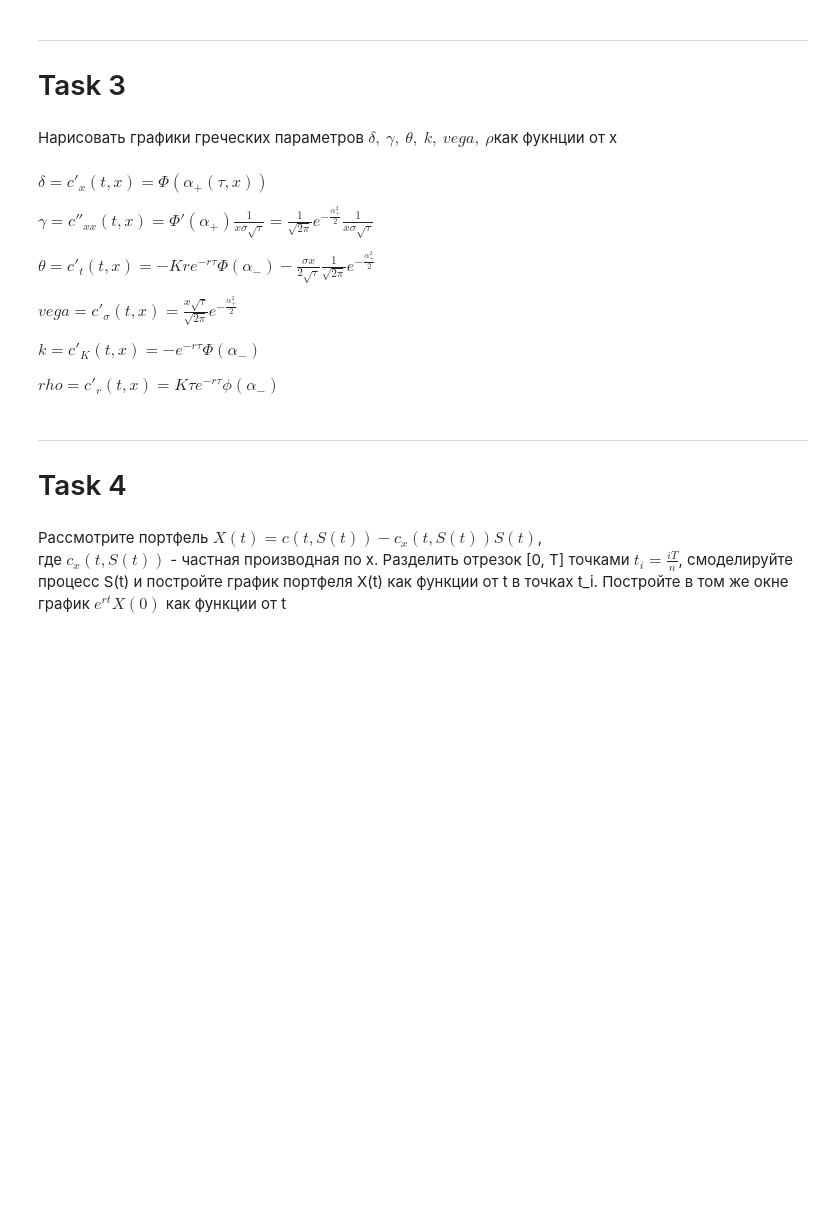
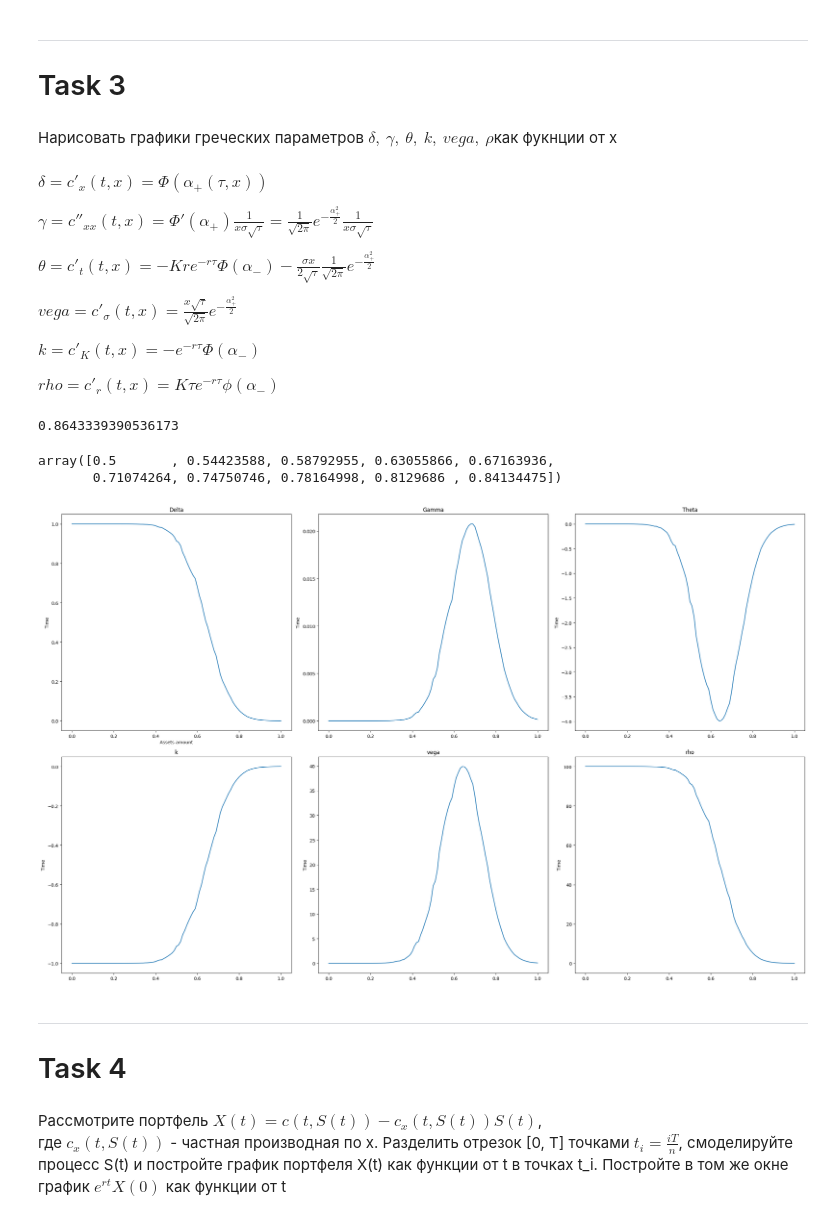
Before and after one commit to Kasymkhankhubiyev/Sirius-Uni, a Jupyter notebook: Derivatives/series1.ipynb, the cells around one changed output. Drawn from its saved outputs; the diff is of its cells as text; code cells hidden in the pictures; blank space fills up the shorter version.

```diff
--- a/Derivatives/series1.ipynb
+++ b/Derivatives/series1.ipynb
@@ -269,0 +290,9 @@ def rho():
+# %%
+norm.cdf(1.1, loc=0, scale=1)
+# %% [output]
+0.8643339390536173
+# %%
+norm.cdf(np.linspace(0, 1, 10), loc=0, scale=1)
+# %% [output]
+array([0.5       , 0.54423588, 0.58792955, 0.63055866, 0.67163936,
+       0.71074264, 0.74750746, 0.78164998, 0.8129686 , 0.84134475])
@@ -270,3 +392,73 @@ def rho():
+# %%
+R = 0.05 / 365
+Sigma = 0.2
+S0 = 50
+K = 100
+END = 1
+STEPS = 100
+
+
+# S = np.linspace(50, 150, STEPS+1)
+S = modulate_asset_price(S0, r=R, sigma=Sigma, steps=STEPS, trajectory_num=N).mean(axis=0)
+
+fig, axs = plt.subplots(nrows=2, ncols=3, figsize=(2*12, 3*5))
+
+# delta
+axs[0, 0].plot(np.linspace(END, START, STEPS+1), delta(S0=S0, K=K, sigma=Sigma, steps=STEPS,
+                                                             end=END, S=S,
+                                                             trajectory_num=N))
+axs[0, 0].set_title('Delta')
+axs[0, 0].set_ylabel('Time')
+axs[0, 0].set_xlabel('Assets amount')
+
+
+# gamma
+axs[0, 1].plot(np.linspace(END, START, STEPS+1), gamma(S0=S0, K=K, sigma=Sigma, steps=STEPS,
+                                                             end=END, S=S,
+                                                             trajectory_num=N))
+axs[0, 1].set_title('Gamma')
+axs[0, 1].set_ylabel('Time')
+axs[0, 1].set_xlabel('')
+
+
+# theta
+axs[0, 2].plot(np.linspace(END, START, STEPS+1), theta(S0=S0, K=K, sigma=Sigma, steps=STEPS,
+                                                             end=END, S=S,
+                                                             trajectory_num=N))
+axs[0, 2].set_title('Theta')
+axs[0, 2].set_ylabel('Time')
+axs[0, 2].set_xlabel('')
+
+
+# k
+axs[1, 0].plot(np.linspace(END, START, STEPS+1), k_derivative(S0=S0, K=K, sigma=Sigma,
+                                                              steps=STEPS, end=END,  S=S,
+                                                              trajectory_num=N))
+axs[1, 0].set_title('k')
+axs[1, 0].set_ylabel('Time')
+axs[1, 0].set_xlabel('')
+
+
+# vega
+axs[1, 1].plot(np.linspace(END, START, STEPS+1), vega(S0=S0, K=K, sigma=Sigma, steps=STEPS,  S=S,
+                                                      end=END, trajectory_num=N))
+axs[1, 1].set_title('vega')
+axs[1, 1].set_ylabel('Time')
+axs[1, 1].set_xlabel('')
+
+
+# rho
+axs[1, 2].plot(np.linspace(END, START, STEPS+1), rho(S0=S0, K=K, sigma=Sigma, steps=STEPS,  S=S,
+                                                     end=END, trajectory_num=N))
+axs[1, 2].set_title('rho')
+axs[1, 2].set_ylabel('Time')
+axs[1, 2].set_xlabel('')
+
+
+plt.tight_layout()
+plt.show()
+# %% [output]
+[figure, added]
 # %% [markdown]
 ---
 # Task 4
```
Also changed, not shown: parts of 19 cells of this notebook.
